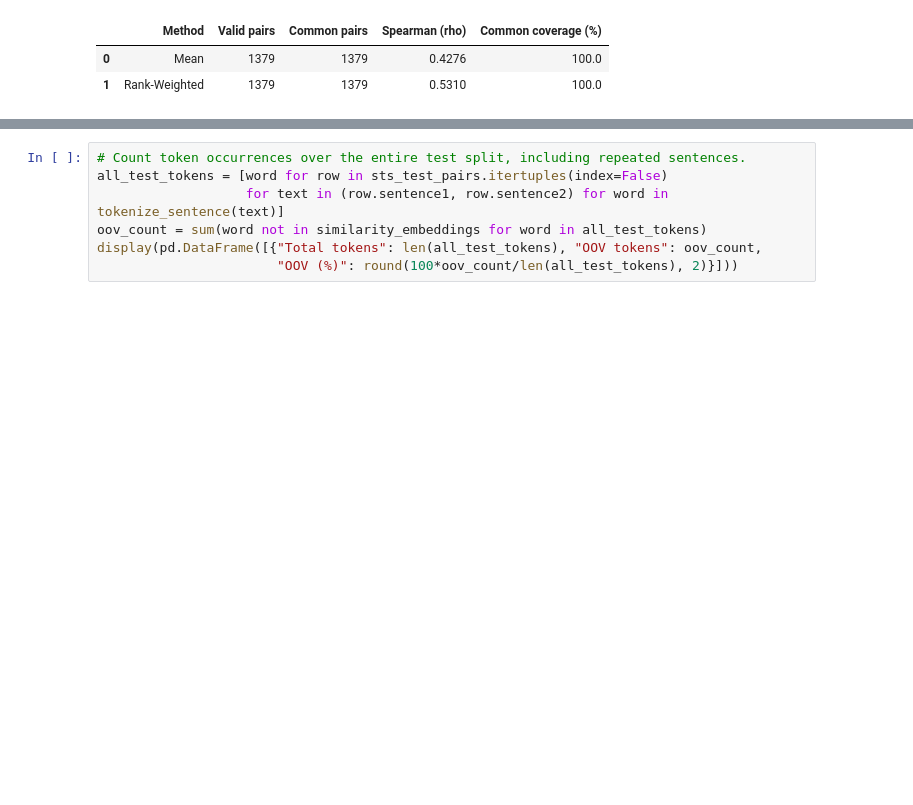
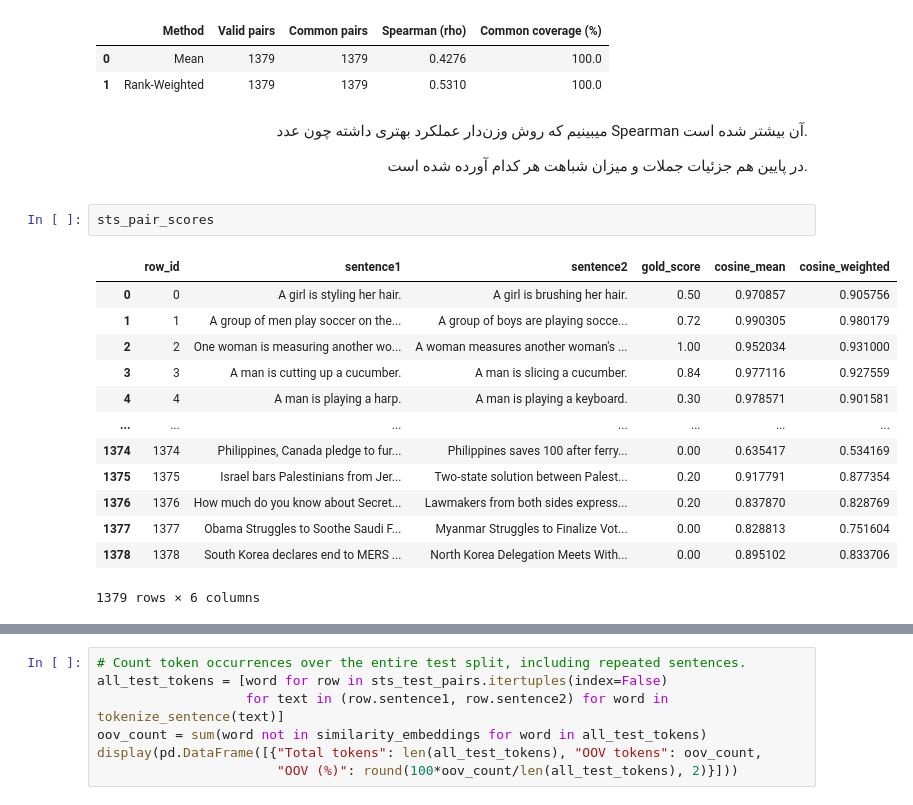
Before and after one commit to ILoveBacteria/nlp-homework, a Jupyter notebook: hw2/NLP_CA2.ipynb, the cells around one changed output, grey strips where cells are left out. Cells and saved outputs as stored; diff of their text form; blank space fills up the shorter version.

```diff
--- a/hw2/NLP_CA2.ipynb
+++ b/hw2/NLP_CA2.ipynb
@@ -2865,3 +2917,27 @@ display(sts_report.round(4))
 |  | Method | Valid pairs | Common pairs | Spearman (rho) | Common coverage (%) |
 | 0 | Mean | 1379 | 1379 | 0.4276 | 100.0 |
 | 1 | Rank-Weighted | 1379 | 1379 | 0.5310 | 100.0 |
+# %% [markdown]
+<div dir="rtl" align="right">
+
+میبینیم که روش وزن‌دار عملکرد بهتری داشته چون عدد Spearman آن بیشتر شده است.
+
+در پایین هم جزئیات جملات و میزان شباهت هر کدام آورده شده است.
+
+</div>
+# %%
+sts_pair_scores
+# %% [output]
+|  | row_id | sentence1 | sentence2 | gold_score | cosine_mean | cosine_weighted |
+| 0 | 0 | A girl is styling her hair. | A girl is brushing her hair. | 0.50 | 0.970857 | 0.905756 |
+| 1 | 1 | A group of men play soccer on the... | A group of boys are playing socce... | 0.72 | 0.990305 | 0.980179 |
+| 2 | 2 | One woman is measuring another wo... | A woman measures another woman's ... | 1.00 | 0.952034 | 0.931000 |
+| 3 | 3 | A man is cutting up a cucumber. | A man is slicing a cucumber. | 0.84 | 0.977116 | 0.927559 |
+| 4 | 4 | A man is playing a harp. | A man is playing a keyboard. | 0.30 | 0.978571 | 0.901581 |
+| ... | ... | ... | ... | ... | ... | ... |
+| 1374 | 1374 | Philippines, Canada pledge to fur... | Philippines saves 100 after ferry... | 0.00 | 0.635417 | 0.534169 |
+| 1375 | 1375 | Israel bars Palestinians from Jer... | Two-state solution between Palest... | 0.20 | 0.917791 | 0.877354 |
+| 1376 | 1376 | How much do you know about Secret... | Lawmakers from both sides express... | 0.20 | 0.837870 | 0.828769 |
+| 1377 | 1377 | Obama Struggles to Soothe Saudi F... | Myanmar Struggles to Finalize Vot... | 0.00 | 0.828813 | 0.751604 |
+| 1378 | 1378 | South Korea declares end to MERS ... | North Korea Delegation Meets With... | 0.00 | 0.895102 | 0.833706 |
+1379 rows × 6 columns
```
Also changed, not shown: parts of 31 cells of this notebook.
